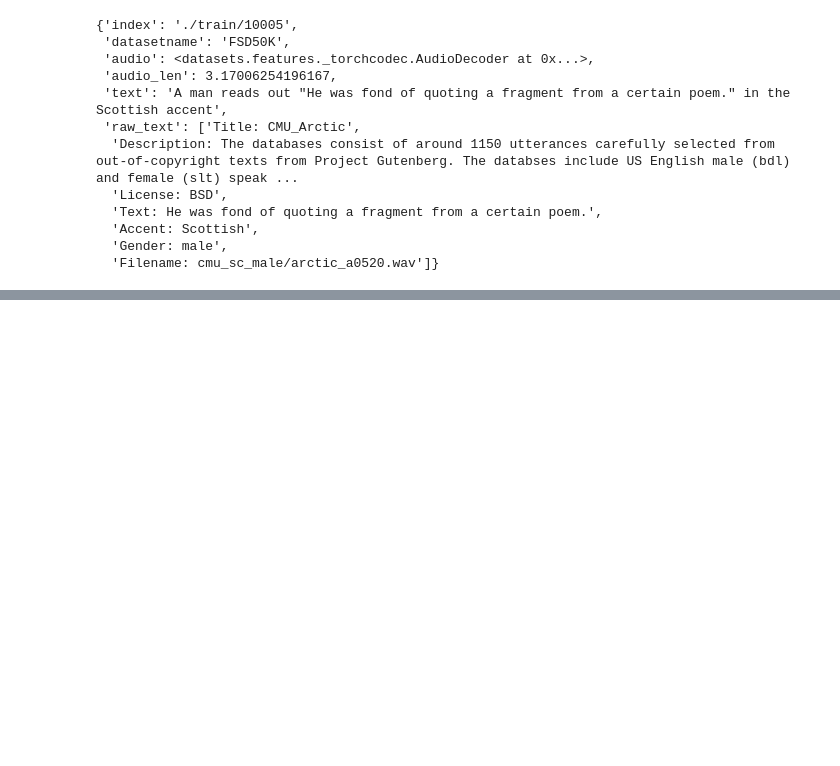
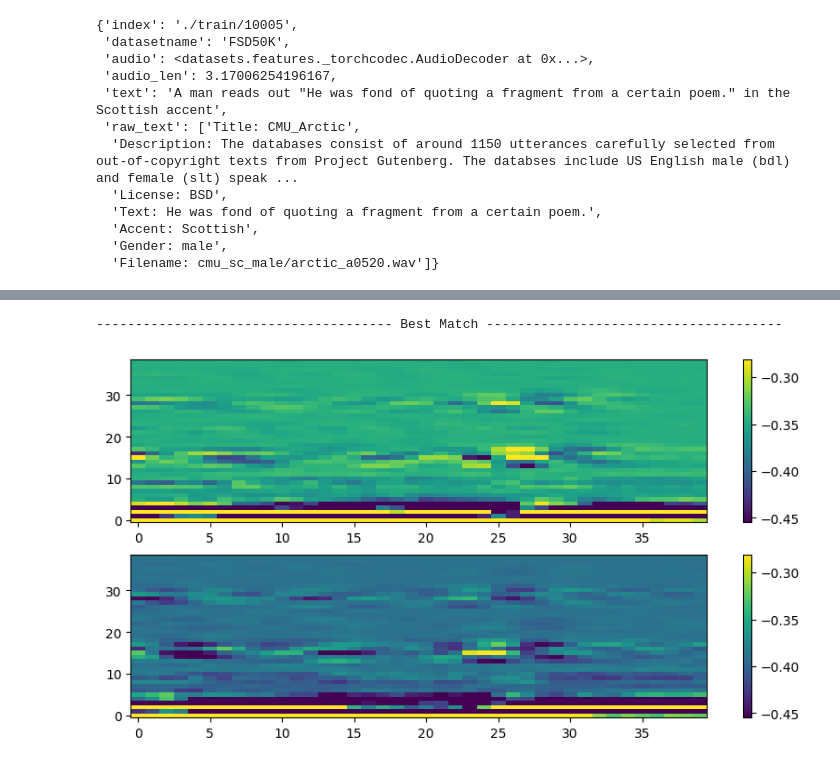
Before and after one commit to m-behery/disentanglement, a Jupyter notebook: notebook.ipynb, the cells around one changed output, grey strips where cells are left out. Saved outputs shown, nothing was run; the diff lists cells and outputs as text; code cells hidden in the pictures; blank space fills up the shorter version.

```diff
--- a/notebook.ipynb
+++ b/notebook.ipynb
@@ -555,6 +579,11 @@ def similarity_records(scale, a, t_kernel, similarity_matrix, original_t_bins):
     ]).T
 
     similarities = pd.DataFrame(similarities, columns=['scale', 'a', 't_kernel', 'delta', 'i', 'j', 'similarity'])
+
+    int_columns = similarities.columns[1:-1]
+    dtype_dict = dict(zip(int_columns, [int] * len(int_columns)))
+    similarities = similarities.astype(dtype_dict)
+
     return similarities
 
 
@@ -589,0 +642,3 @@ matching_records.head()
+# %%
+matching_records.loc[:, 'a':'j'] = matching_records.loc[:, 'a':'j'].astype(int)
+matching_records
@@ -590,3 +659,3 @@ matching_records.head()
 # %%
-best_match = matching_records.iloc[0].to_dict()
-best_match
+best_record = matching_records.head(1).to_dict('records')[0]
+best_record
@@ -593,16 +670,20 @@ best_match
 # %%
+scaled_MFCC_bt = scaler(MFCC_bt, best_record['scale'], best_record['a'])
 A, B = pair_segmentation(MFCC_bt,
-                         t_kernel = best_record['t_kernel'],
+                         t_kernel = int(best_record['t_kernel']),
                          t_stride = 1,
                          flattened = False)
 
 best_match = torch.stack([
     A[best_record['i']],
     B[best_record['j']],
 ])
 
 print('-' * 38 + ' Best Match ' + '-' * 38)
 plot(best_match)
+# %% [output]
+-------------------------------------- Best Match --------------------------------------
+[figure, added]
 # %%
 raise Exception('Stop here')
 # %%
```
Also changed, not shown: parts of 11 cells of this notebook.
